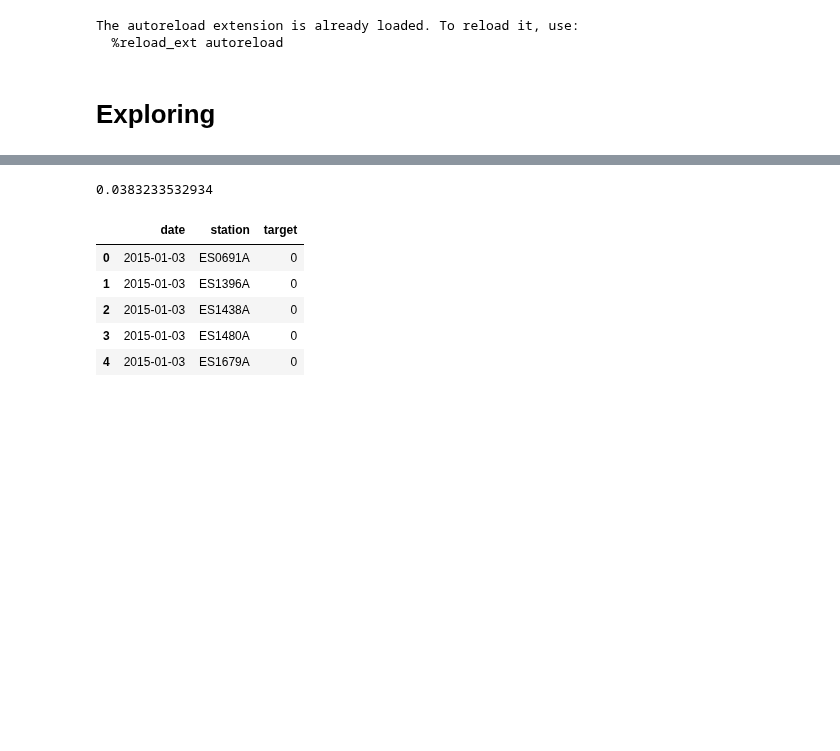
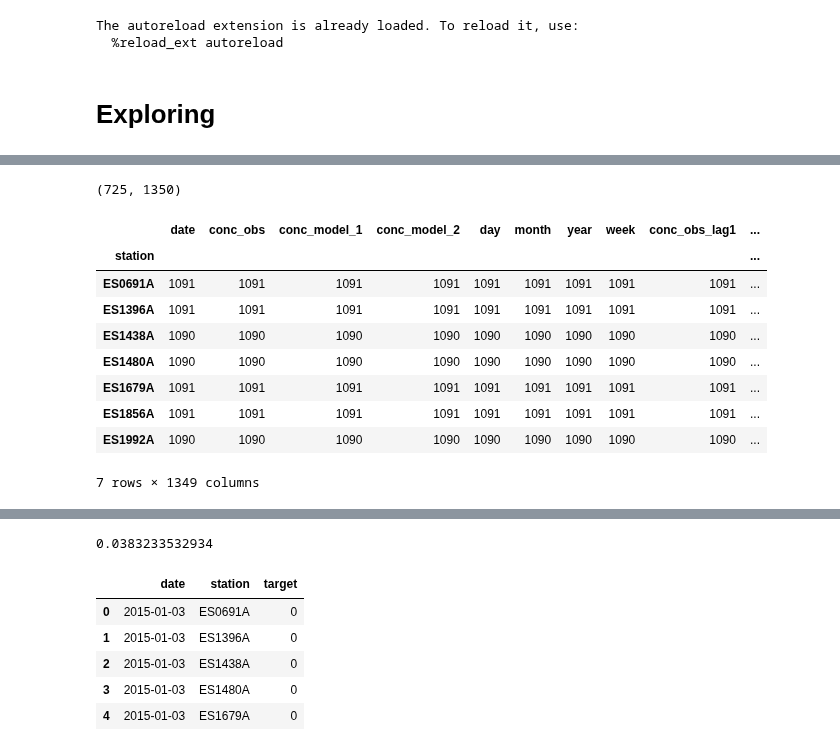
Before and after one commit to javiermas/BCNAirQualityDatathon, a Jupyter notebook: notebooks/01_jma_modelling.ipynb, the cells around one changed output, grey strips where cells are left out. Saved outputs shown, nothing was run; the diff lists cells and outputs as text; code cells hidden in the pictures; blank space fills up the shorter version.

```diff
--- a/notebooks/01_jma_modelling.ipynb
+++ b/notebooks/01_jma_modelling.ipynb
@@ -23,0 +41,18 @@ data = pd.read_csv(data_roll_path)
+# %%
+for station in stations:
+    data.loc[(data['station'] == 'ES0691A') & (data['date'] < datetime(2014, 12, 31))]
+# %% [output]
+(725, 1350)
+# %%
+data.groupby('station').count()
+# %% [output]
+|  | date | conc_obs | conc_model_1 | conc_model_2 | day | month | year | week | conc_obs_lag1 | ... |
+| station |  |  |  |  |  |  |  |  |  | ... |
+| ES0691A | 1091 | 1091 | 1091 | 1091 | 1091 | 1091 | 1091 | 1091 | 1091 | ... |
+| ES1396A | 1091 | 1091 | 1091 | 1091 | 1091 | 1091 | 1091 | 1091 | 1091 | ... |
+| ES1438A | 1090 | 1090 | 1090 | 1090 | 1090 | 1090 | 1090 | 1090 | 1090 | ... |
+| ES1480A | 1090 | 1090 | 1090 | 1090 | 1090 | 1090 | 1090 | 1090 | 1090 | ... |
+| ES1679A | 1091 | 1091 | 1091 | 1091 | 1091 | 1091 | 1091 | 1091 | 1091 | ... |
+| ES1856A | 1091 | 1091 | 1091 | 1091 | 1091 | 1091 | 1091 | 1091 | 1091 | ... |
+| ES1992A | 1090 | 1090 | 1090 | 1090 | 1090 | 1090 | 1090 | 1090 | 1090 | ... |
+7 rows × 1349 columns
```
Also changed, not shown: parts of 23 cells of this notebook, 4 other files.
